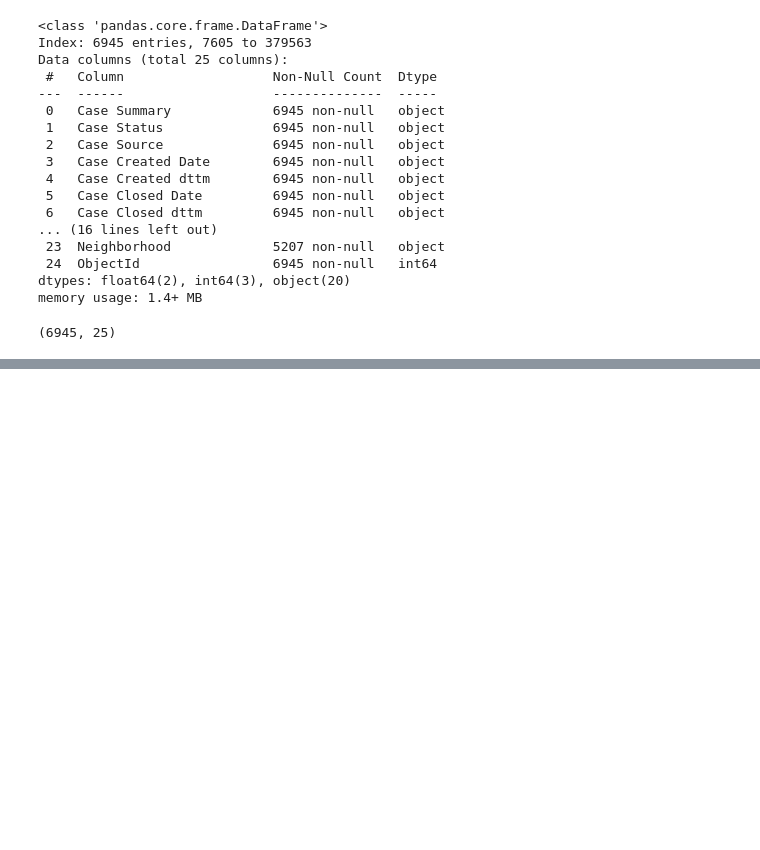
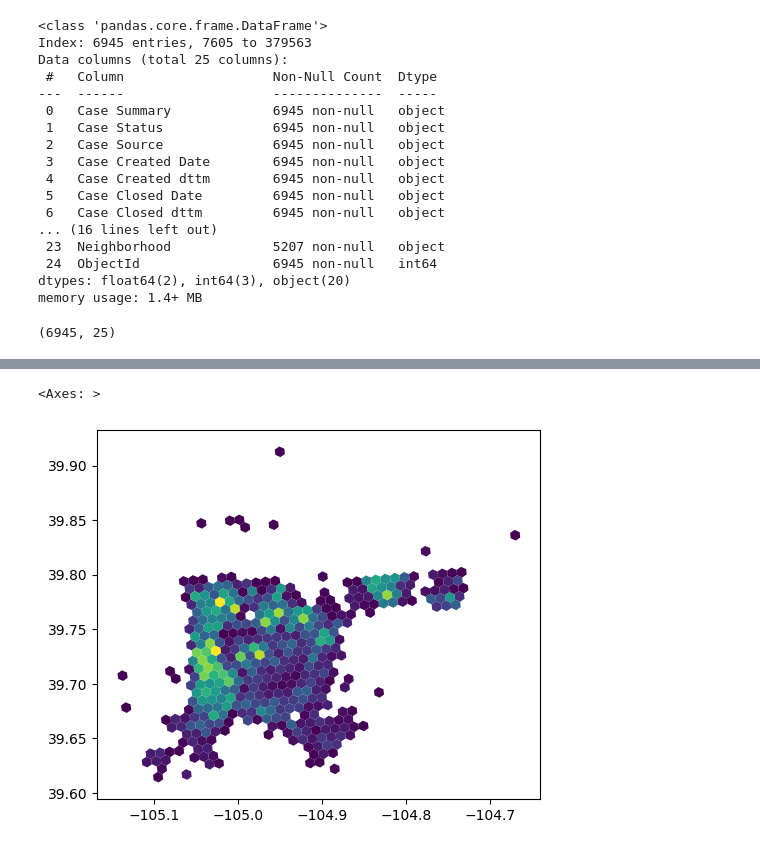
Before and after one commit to bryzgin/h3_aggregation, a Jupyter notebook: h3_aggregation.ipynb, the cells around one changed output, grey strips where cells are left out. Saved outputs shown, nothing was run; the diff lists cells and outputs as text; code cells hidden in the pictures; blank space fills up the shorter version.

```diff
--- a/h3_aggregation.ipynb
+++ b/h3_aggregation.ipynb
@@ -144,3 +157,8 @@ h3_data_9 = gdf_clipped.h3.geo_to_h3_aggregate(10, return_geometry=False).h3.h3_
+# %%
+h3_data_9.plot("is_loose_Dog")
+# %% [output]
+<Axes: >
+[figure, added]
 # %%
 h3_data_9.head()
 # %% [output]
```
Also changed, not shown: parts of 11 cells of this notebook.
